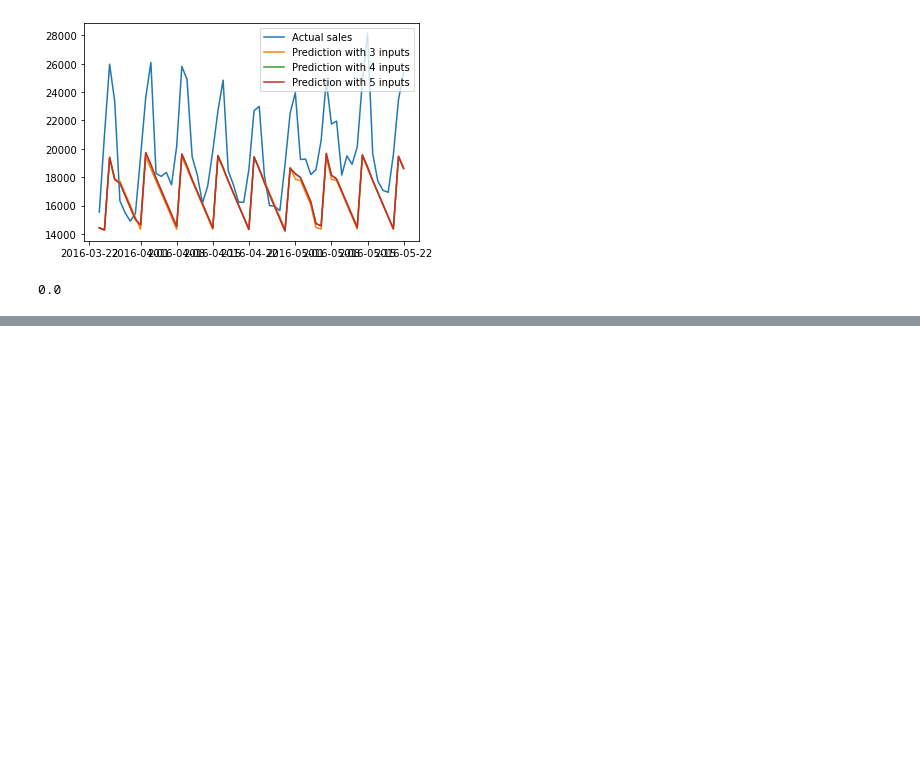
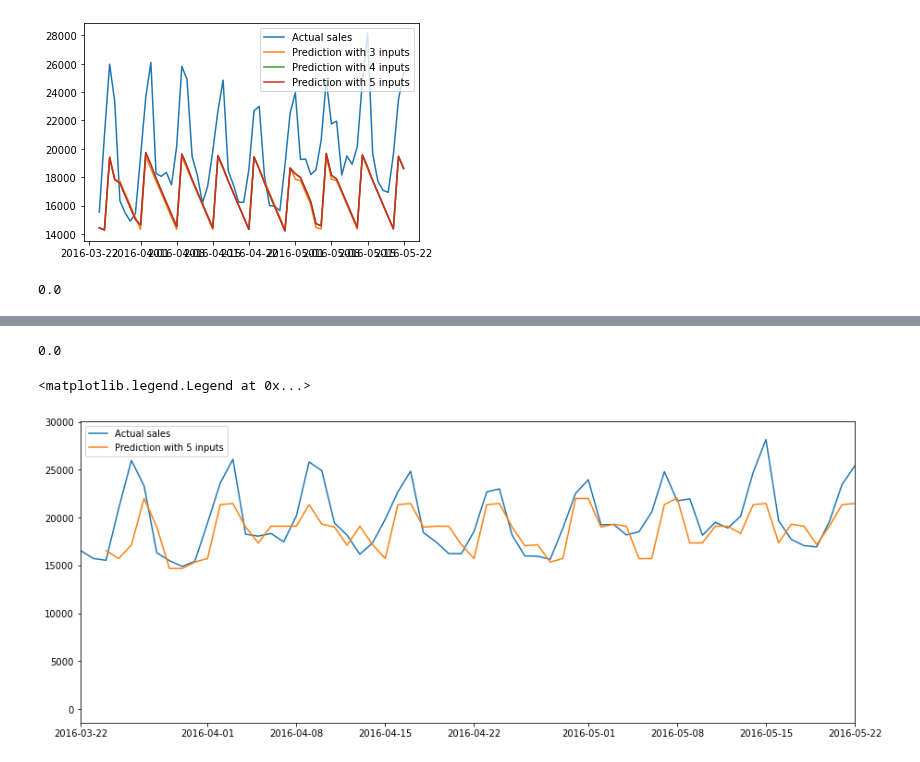
Before and after one commit to sithankanna/hts-forecast, a Jupyter notebook: notebooks/002-EK-EDA.ipynb, the cells around one changed output, grey strips where cells are left out. Drawn from its saved outputs; the diff is of its cells as text; code cells hidden in the pictures; blank space fills up the shorter version.

```diff
--- a/notebooks/002-EK-EDA.ipynb
+++ b/notebooks/002-EK-EDA.ipynb
@@ -756,0 +757,19 @@ plt.legend()
+# %%
+#GaussianNB fitting and prediction
+gauss.fit(train_input3, train_target3)
+y_predicted_gauss3 = gauss.predict(test_input3)
+gauss.score(test_input3, test_target3)
+# %% [output]
+0.0
+# %%
+# Plot the predicted and actual last two months of sales
+plt.figure(figsize=(15,6))
+plt.plot(df8.date, df8.FOODS_3, label='Actual sales')
+#plt.plot(test_date, y_predicted_gauss, label='Prediction with 3 inputs')
+#plt.plot(test_date, y_predicted_gauss2, label='Prediction with 4 inputs')
+plt.plot(test_date, y_predicted_gauss3, label='Prediction with 5 inputs')
+plt.xlim('2016-03-22', '2016-05-22')
+plt.legend()
+# %% [output]
+<matplotlib.legend.Legend at 0x...>
+[figure, added]
```
Also changed, not shown: parts of 4 cells of this notebook.
